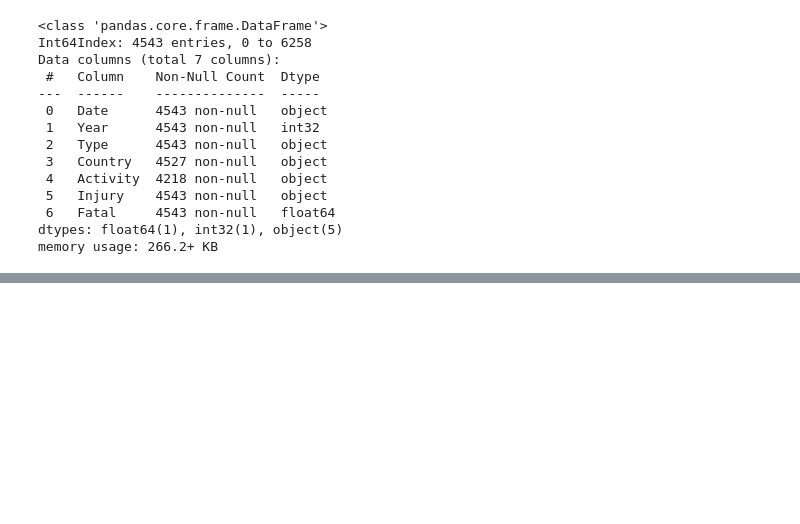
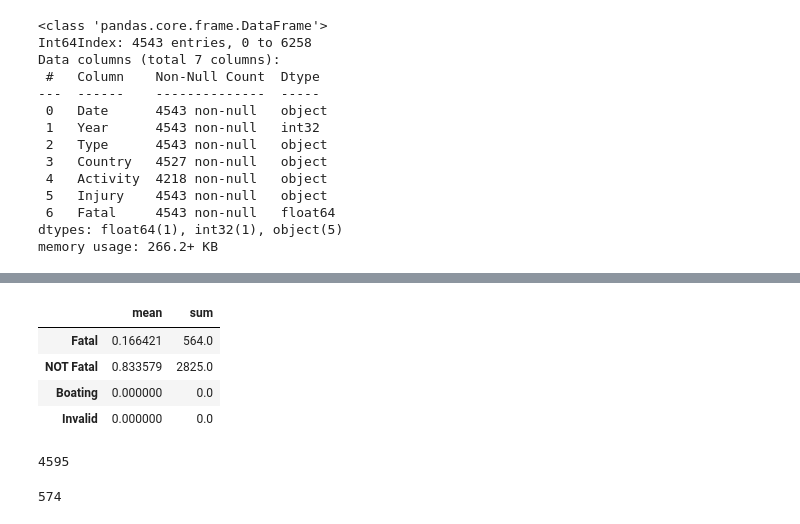
Before and after one commit to EdAndradeF/IronHack_Project_1, a Jupyter notebook: SharkAttack.ipynb, the cells around one changed output, grey strips where cells are left out. Cells and saved outputs as stored; diff of their text form; code cells hidden in the pictures; blank space fills up the shorter version.

```diff
--- a/SharkAttack.ipynb
+++ b/SharkAttack.ipynb
@@ -312,0 +339,16 @@ perlocal
+# %%
+df_fatal.loc[df_fatal['Type'] == 'Unprovoked',[ 'Fatal', 'NOT Fatal', 'Boating', 'Invalid']].agg(('mean','sum')).T
+# %% [output]
+|  | mean | sum |
+| Fatal | 0.166421 | 564.0 |
+| NOT Fatal | 0.833579 | 2825.0 |
+| Boating | 0.000000 | 0.0 |
+| Invalid | 0.000000 | 0.0 |
+# %%
+df.loc[df['Type'] == 'Unprovoked', 'Type'].count()
+# %% [output]
+4595
+# %%
+df.loc[df['Type'] == 'Provoked', 'Type'].count()
+# %% [output]
+574
```
Also changed, not shown: parts of 7 cells of this notebook, 3 other files.
